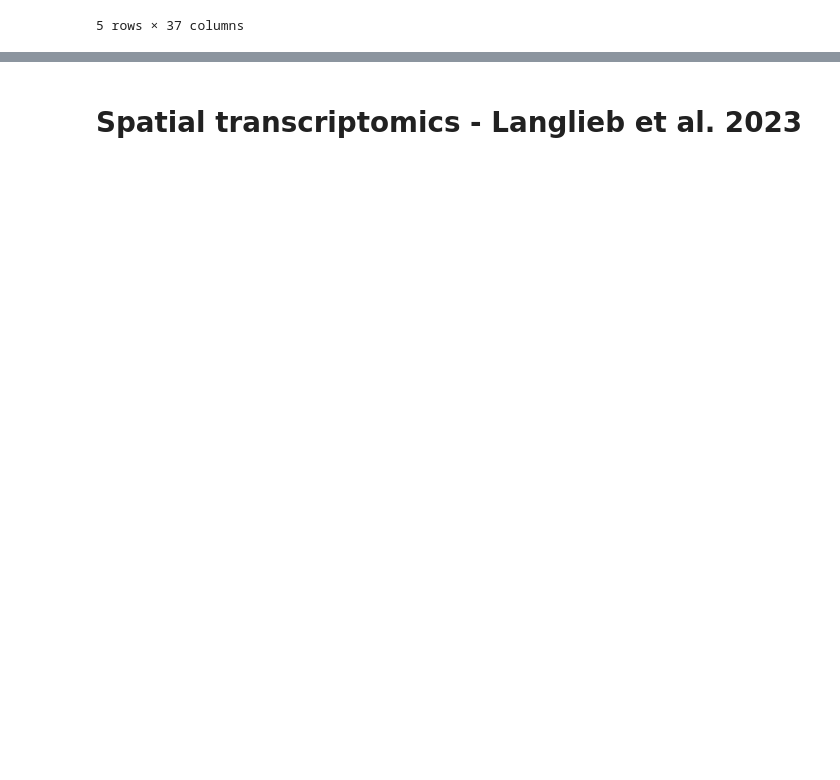
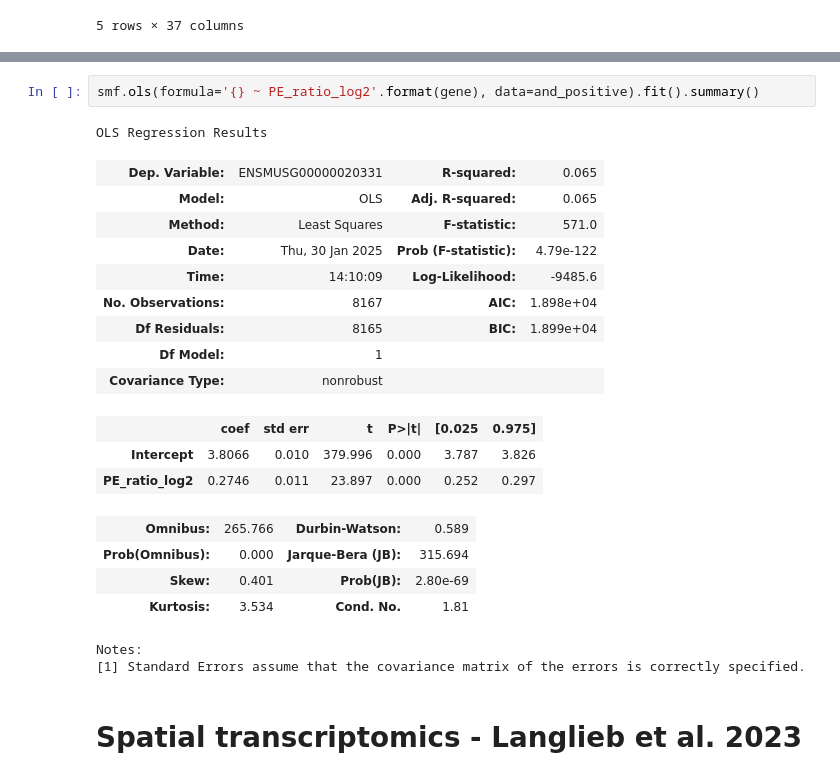
Before and after one commit to FrancisCrickInstitute/negative_parental_switch, a Jupyter notebook: NPW_transcripts/transcriptormics _merfish/merfish_analysis.ipynb, the cells around one changed output, grey strips where cells are left out. Drawn from its saved outputs; the diff is of its cells as text; blank space fills up the shorter version.

```diff
--- a/NPW_transcripts/transcriptormics _merfish/merfish_analysis.ipynb
+++ b/NPW_transcripts/transcriptormics _merfish/merfish_analysis.ipynb
@@ -132,2 +215,24 @@ Error:
+# %%
+smf.ols(formula='{} ~ PE_ratio_log2'.format(gene), data=and_positive).fit().summary()
+# %% [output]
+OLS Regression Results
+| Dep. Variable: | ENSMUSG00000020331 | R-squared: | 0.065 |
+| Model: | OLS | Adj. R-squared: | 0.065 |
+| Method: | Least Squares | F-statistic: | 571.0 |
+| Date: | Thu, 30 Jan 2025 | Prob (F-statistic): | 4.79e-122 |
+| Time: | 14:10:09 | Log-Likelihood: | -9485.6 |
+| No. Observations: | 8167 | AIC: | 1.898e+04 |
+| Df Residuals: | 8165 | BIC: | 1.899e+04 |
+| Df Model: | 1 |  |  |
+| Covariance Type: | nonrobust |  |  |
+|  | coef | std err | t | P>|t| | [0.025 | 0.975] |
+| Intercept | 3.8066 | 0.010 | 379.996 | 0.000 | 3.787 | 3.826 |
+| PE_ratio_log2 | 0.2746 | 0.011 | 23.897 | 0.000 | 0.252 | 0.297 |
+| Omnibus: | 265.766 | Durbin-Watson: | 0.589 |
+| Prob(Omnibus): | 0.000 | Jarque-Bera (JB): | 315.694 |
+| Skew: | 0.401 | Prob(JB): | 2.80e-69 |
+| Kurtosis: | 3.534 | Cond. No. | 1.81 |
+Notes:
+[1] Standard Errors assume that the covariance matrix of the errors is correctly specified.
 # %% [markdown]
 # Spatial transcriptomics - Langlieb et al. 2023
```
Also changed, not shown: parts of 14 cells of this notebook, 4 other files.
